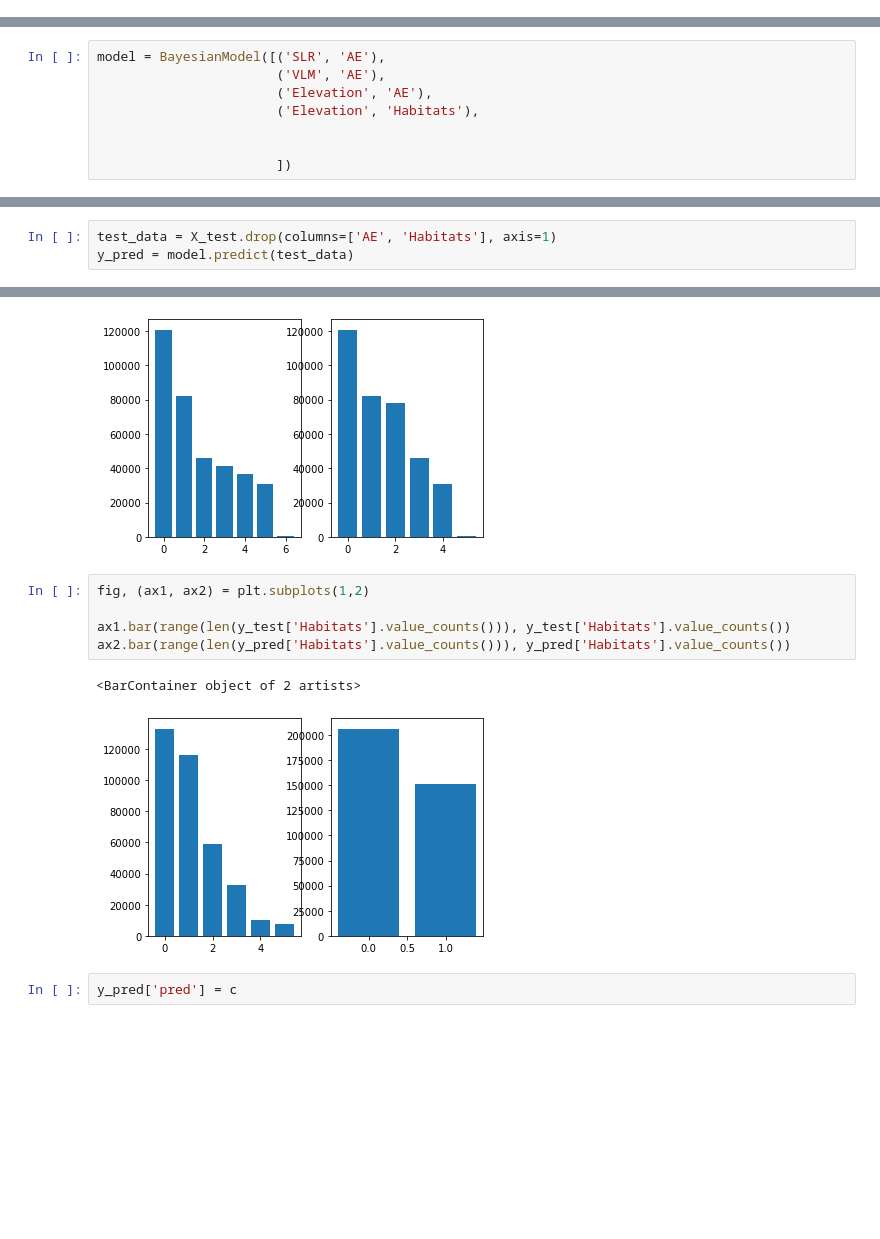
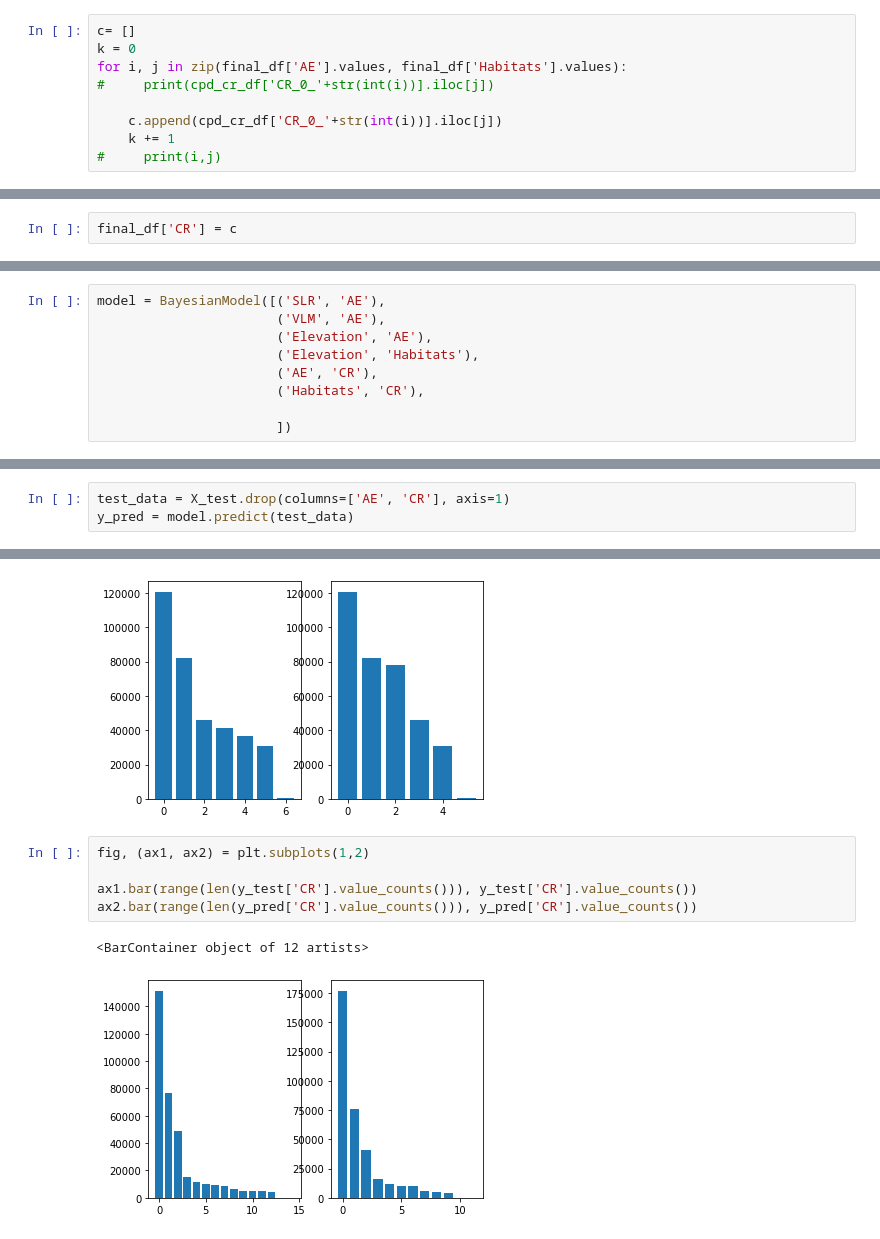
Before and after one commit to sashanksilwal/CRSLR, a Jupyter notebook: Sashank/training/Bayesian_Network.ipynb, the cells around one changed output, grey strips where cells are left out. Saved outputs shown, nothing was run; the diff lists cells and outputs as text; blank space fills up the shorter version.

```diff
--- a/Sashank/training/Bayesian_Network.ipynb
+++ b/Sashank/training/Bayesian_Network.ipynb
@@ -300,0 +332,9 @@ final_df.drop(columns=['Bins','Habitat_Groups','Unnamed: 0'], inplace = True)
+# %%
+c= []
+k = 0
+for i, j in zip(final_df['AE'].values, final_df['Habitats'].values):
+#     print(cpd_cr_df['CR_0_'+str(int(i))].iloc[j])
+
+    c.append(cpd_cr_df['CR_0_'+str(int(i))].iloc[j])
+    k += 1
+#     print(i,j)
@@ -300,0 +345,2 @@ final_df.drop(columns=['Bins','Habitat_Groups','Unnamed: 0'], inplace = True)
+# %%
+final_df['CR'] = c
@@ -303,7 +370,8 @@ model = BayesianModel([('SLR', 'AE'),
                        ('VLM', 'AE'),
                        ('Elevation', 'AE'),
                        ('Elevation', 'Habitats'),
-
+                       ('AE', 'CR'),
+                       ('Habitats', 'CR'),
 
                        ])
 # %%
@@ -327,5 +387,5 @@ model.check_model()
 # %% [output]
 True
 # %%
-test_data = X_test.drop(columns=['AE', 'Habitats'], axis=1)
+test_data = X_test.drop(columns=['AE', 'CR'], axis=1)
 y_pred = model.predict(test_data)
@@ -461,10 +477,8 @@ ax2.bar(range(len(y_pred['AE'].value_counts())), y_pred['AE'].value_counts())
 # %%
 fig, (ax1, ax2) = plt.subplots(1,2)
 
-ax1.bar(range(len(y_test['Habitats'].value_counts())), y_test['Habitats'].value_counts())
-ax2.bar(range(len(y_pred['Habitats'].value_counts())), y_pred['Habitats'].value_counts())
+ax1.bar(range(len(y_test['CR'].value_counts())), y_test['CR'].value_counts())
+ax2.bar(range(len(y_pred['CR'].value_counts())), y_pred['CR'].value_counts())
 # %% [output]
-<BarContainer object of 2 artists>
+<BarContainer object of 12 artists>
-[figure, old version]
+[figure, new version]
-# %%
-y_pred['pred'] = c
```
Also changed, not shown: parts of 32 cells of this notebook.
